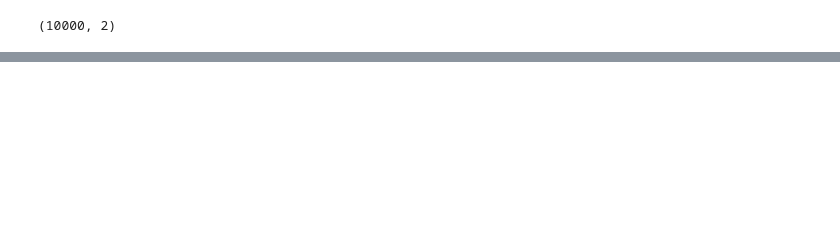
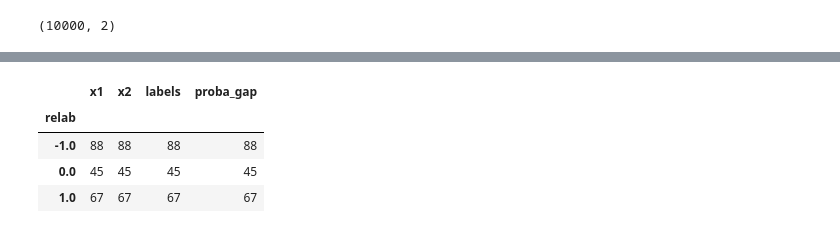
Before and after one commit to tpaquier/material_science, a Jupyter notebook: Tests_for_PU/PGPU/First_tests_pgpu.ipynb, the cells around one changed output, grey strips where cells are left out. Saved outputs shown, nothing was run; the diff lists cells and outputs as text; code cells hidden in the pictures; blank space fills up the shorter version.

```diff
--- a/Tests_for_PU/PGPU/First_tests_pgpu.ipynb
+++ b/Tests_for_PU/PGPU/First_tests_pgpu.ipynb
@@ -70,0 +122,8 @@ ax = test_df.plot.scatter('x1','x2', c=color_list,alpha=0.5)
+# %%
+df.groupby('relab').count()
+# %% [output]
+|  | x1 | x2 | labels | proba_gap |
+| relab |  |  |  |  |
+| -1.0 | 88 | 88 | 88 | 88 |
+| 0.0 | 45 | 45 | 45 | 45 |
+| 1.0 | 67 | 67 | 67 | 67 |
```
Also changed, not shown: parts of 14 cells of this notebook.
